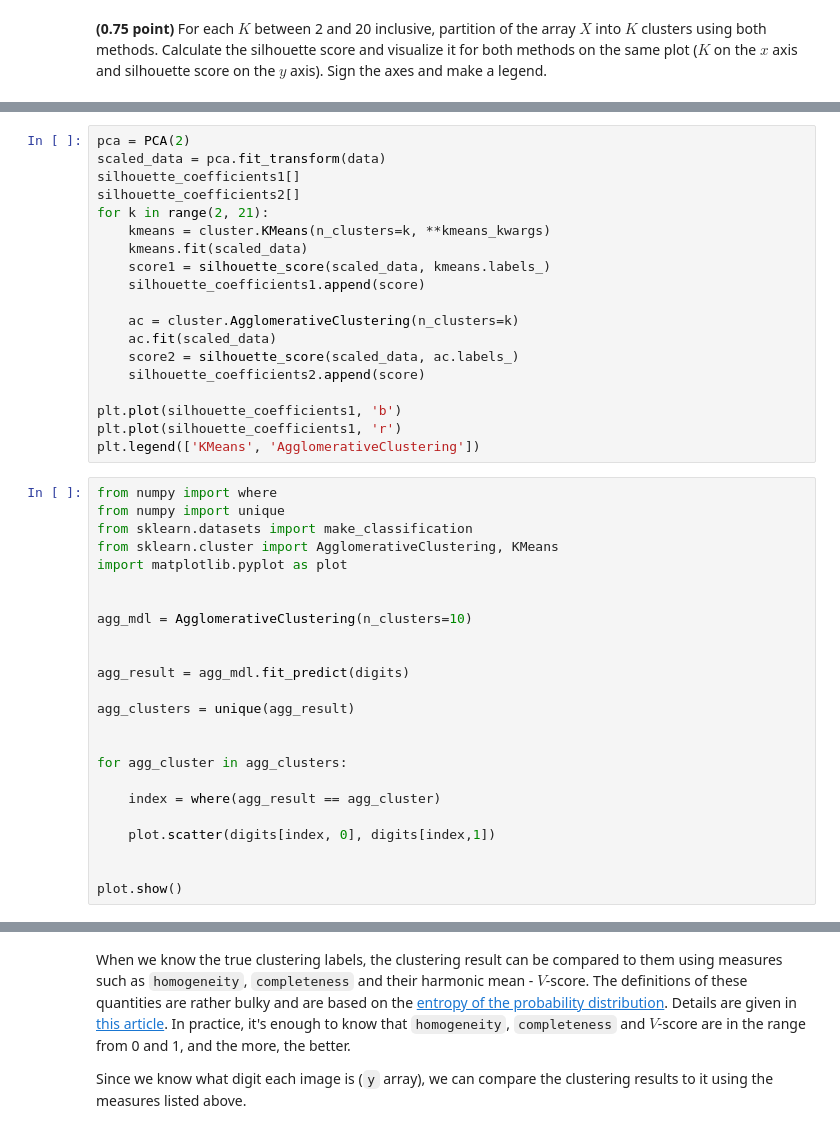
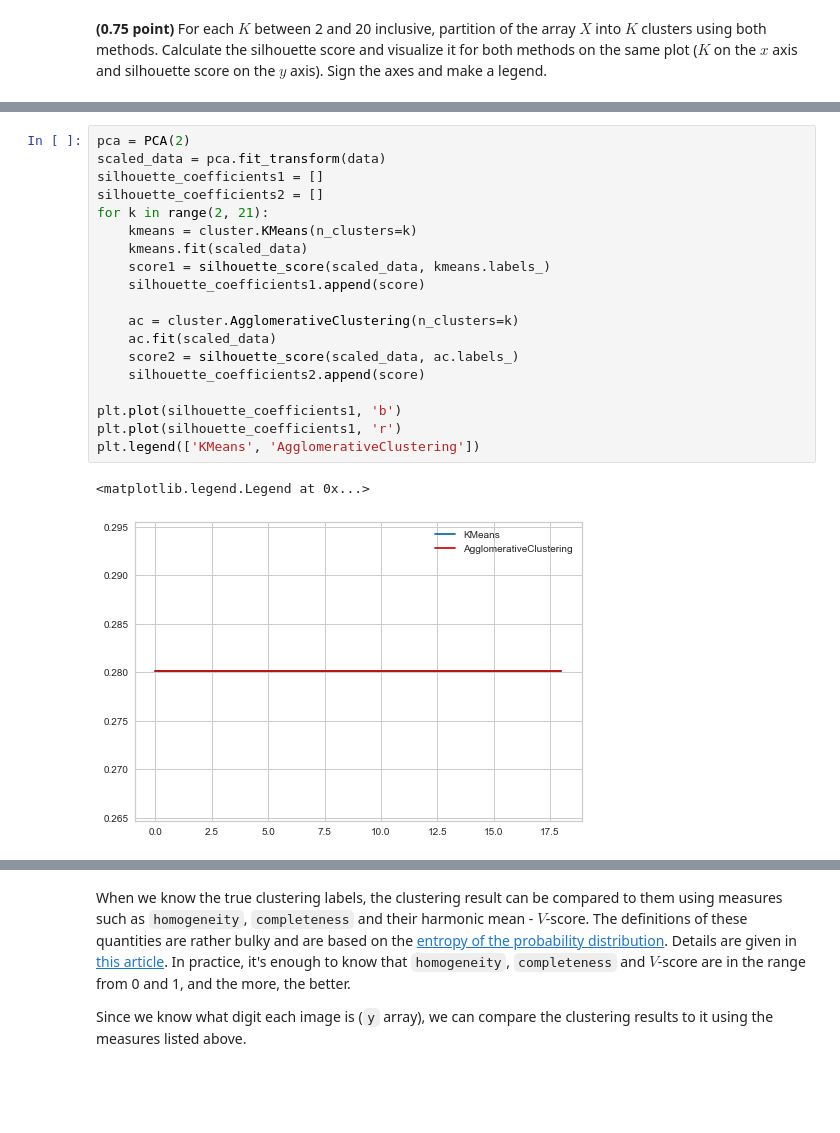
Before and after one commit to podhaynova/my_projects, a Jupyter notebook: 8 module/clustering.ipynb, the cells around one changed output, grey strips where cells are left out. Drawn from its saved outputs; the diff is of its cells as text; blank space fills up the shorter version.

```diff
--- a/8 module/clustering.ipynb
+++ b/8 module/clustering.ipynb
@@ -784,43 +792,22 @@ plt.show()
 # %%
 pca = PCA(2)
 scaled_data = pca.fit_transform(data)
-silhouette_coefficients1[]
-silhouette_coefficients2[]
+silhouette_coefficients1 = []
+silhouette_coefficients2 = []
 for k in range(2, 21):
-    kmeans = cluster.KMeans(n_clusters=k, **kmeans_kwargs)
+    kmeans = cluster.KMeans(n_clusters=k)
     kmeans.fit(scaled_data)
     score1 = silhouette_score(scaled_data, kmeans.labels_)
     silhouette_coefficients1.append(score)
 
     ac = cluster.AgglomerativeClustering(n_clusters=k)
     ac.fit(scaled_data)
     score2 = silhouette_score(scaled_data, ac.labels_)
     silhouette_coefficients2.append(score)
 
 plt.plot(silhouette_coefficients1, 'b')
 plt.plot(silhouette_coefficients1, 'r')
 plt.legend(['KMeans', 'AgglomerativeClustering'])
+# %% [output]
+<matplotlib.legend.Legend at 0x...>
+[figure, added]
-# %%
-from numpy import where
-from numpy import unique
-from sklearn.datasets import make_classification
-from sklearn.cluster import AgglomerativeClustering, KMeans
-import matplotlib.pyplot as plot
-
-
-agg_mdl = AgglomerativeClustering(n_clusters=10)
-
-
-agg_result = agg_mdl.fit_predict(digits)
-
-agg_clusters = unique(agg_result)
-
-
-for agg_cluster in agg_clusters:
-
-    index = where(agg_result == agg_cluster)
-
-    plot.scatter(digits[index, 0], digits[index,1])
-
-
-plot.show()
```
Also changed, not shown: parts of 21 cells of this notebook.
